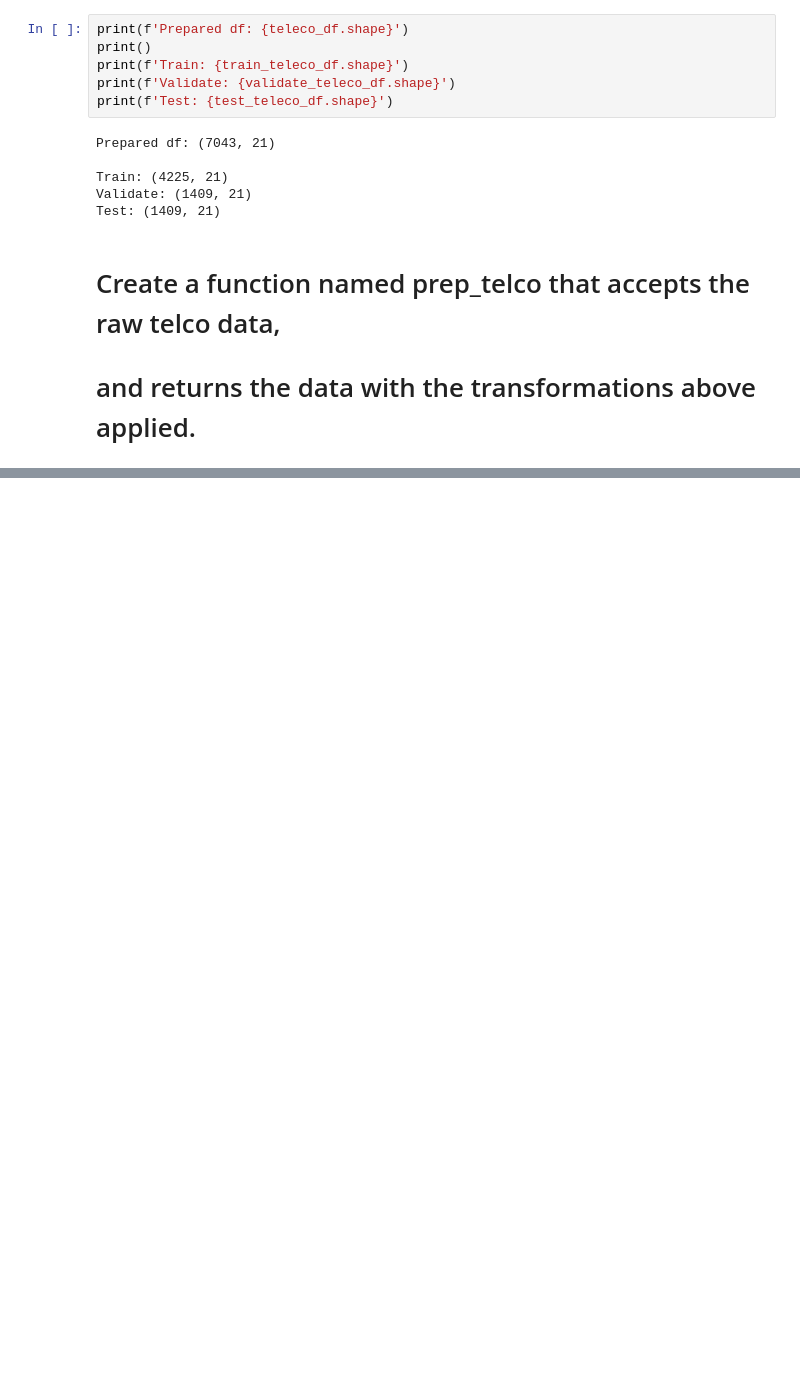
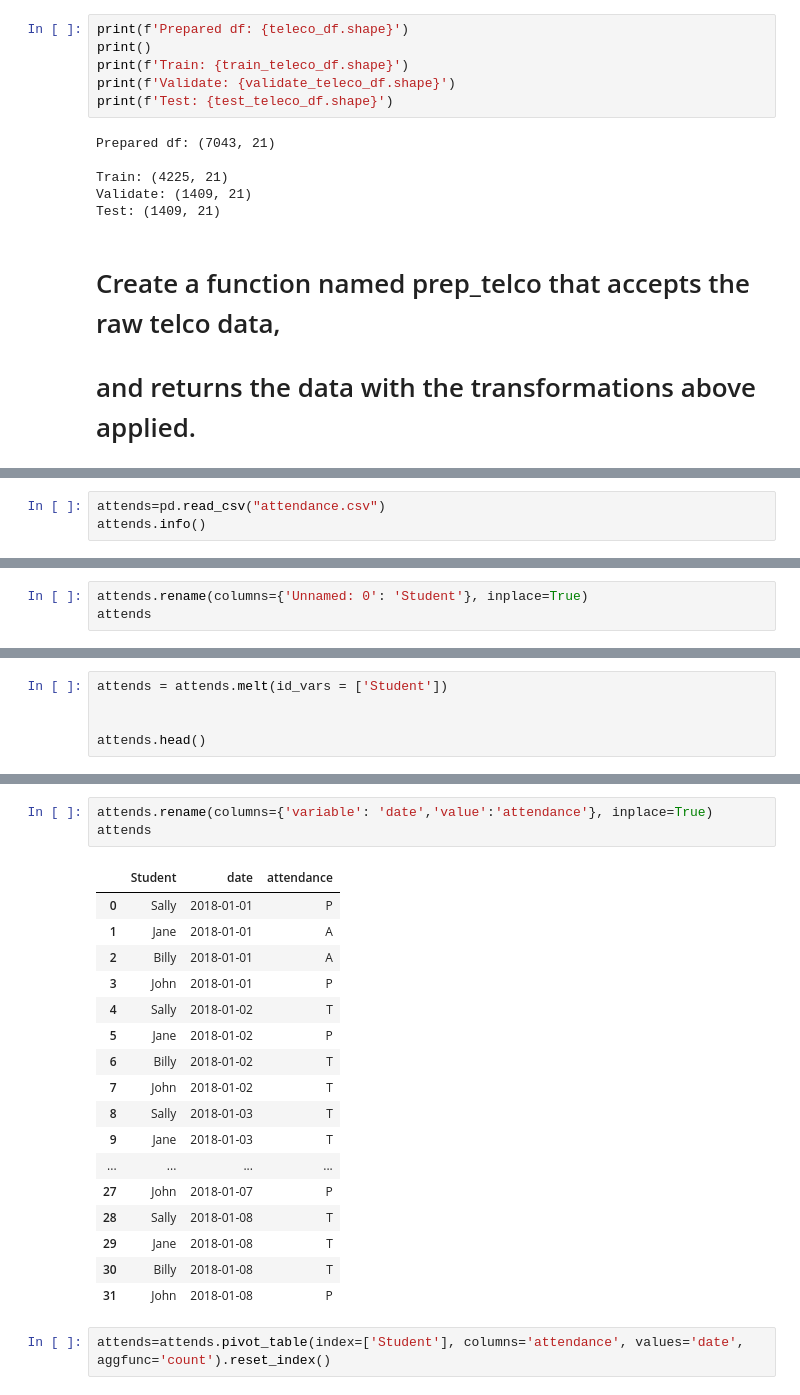
Before and after one commit to Laz-Lopez/classification-exercises, a Jupyter notebook: classification_exercises.ipynb, the cells around one changed output, grey strips where cells are left out. Cells and saved outputs as stored; diff of their text form; blank space fills up the shorter version.

```diff
--- a/classification_exercises.ipynb
+++ b/classification_exercises.ipynb
@@ -624,0 +627,3 @@ Test: (1409, 21)
+# %%
+attends=pd.read_csv("attendance.csv")
+attends.info()
@@ -624,0 +647,3 @@ Test: (1409, 21)
+# %%
+attends.rename(columns={'Unnamed: 0': 'Student'}, inplace=True)
+attends
@@ -624,0 +656,5 @@ Test: (1409, 21)
+# %%
+attends = attends.melt(id_vars = ['Student'])
+
+
+attends.head()
@@ -624,0 +668,23 @@ Test: (1409, 21)
+# %%
+attends.rename(columns={'variable': 'date','value':'attendance'}, inplace=True)
+attends
+# %% [output]
+|  | Student | date | attendance |
+| 0 | Sally | 2018-01-01 | P |
+| 1 | Jane | 2018-01-01 | A |
+| 2 | Billy | 2018-01-01 | A |
+| 3 | John | 2018-01-01 | P |
+| 4 | Sally | 2018-01-02 | T |
+| 5 | Jane | 2018-01-02 | P |
+| 6 | Billy | 2018-01-02 | T |
+| 7 | John | 2018-01-02 | T |
+| 8 | Sally | 2018-01-03 | T |
+| 9 | Jane | 2018-01-03 | T |
+| ... | ... | ... | ... |
+| 27 | John | 2018-01-07 | P |
+| 28 | Sally | 2018-01-08 | T |
+| 29 | Jane | 2018-01-08 | T |
+| 30 | Billy | 2018-01-08 | T |
+| 31 | John | 2018-01-08 | P |
+# %%
+attends=attends.pivot_table(index=['Student'], columns='attendance', values='date', aggfunc='count').reset_index()
```
Also changed, not shown: parts of 31 cells of this notebook.
